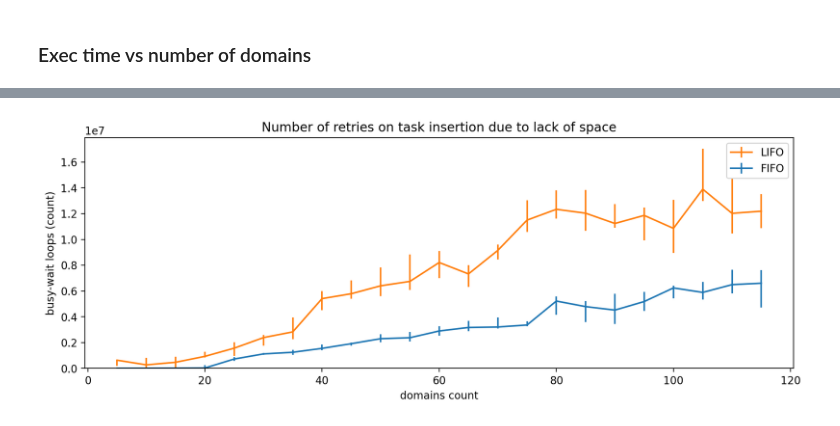
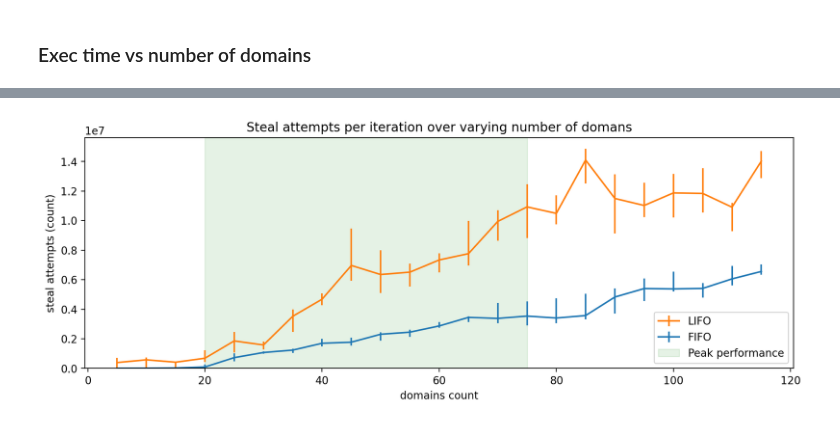
Before and after one commit to bartoszmodelski/ebsl, a Jupyter notebook: evaluation/packet-benchmark-sherwood-reported-steal.py.ipynb, the cells around one changed output, grey strips where cells are left out. Cells and saved outputs as stored; diff of their text form; code cells hidden in the pictures.

Commit message:
with steal counts + std

```diff
--- a/evaluation/packet-benchmark-sherwood-reported-steal.py.ipynb
+++ b/evaluation/packet-benchmark-sherwood-reported-steal.py.ipynb
@@ -151,7 +151,7 @@ x = list(param_space)
 /home/bm611/ebsl/benchmark_process_packet.exe -scheduler LIFO -num-of-domains 110 -num-of-spawners 1 -items-total 50000
 /home/bm611/ebsl/benchmark_process_packet.exe -scheduler LIFO -num-of-domains 115 -num-of-spawners 1 -items-total 50000
 # %%
-run_name = "with-steal-counts"
+run_name = "with-steal-counts2"
 # %%
 import pickle
 
@@ -286,34 +266,35 @@ ax = axes[4]
 
 
 line_lifo = plot(x, fifo_transformed, "steal_attempts-processed", 'FIFO')
 line_fifo = plot(x, lifo_transformed, "steal_attempts-processed", 'LIFO')
 
 #ax.set_yscale("log")
 ax.set_ylim(ymin=1)
 ax.set_ylabel('latency (μs)')
 ax.set_title("99.99% percentile latency.")
 '''
 
 ########################
 ## WAIT ################
 ########################
 
 ax = axes
 
 
+area = ax.axvspan(20, 75, color='green', alpha=0.1, label="Peak performance")
 line_lifo = plot(x, fifo_transformed, "steal_attempts-processed", 'FIFO')
 line_fifo = plot(x, lifo_transformed, "steal_attempts-processed", 'LIFO')
 
-ax.legend(handles=[line_fifo, line_lifo])
+ax.legend(handles=[line_fifo, line_lifo, area])
 
 ax.set_ylim(ymin=0)
 ax.set_xlabel('domains count')
-ax.set_ylabel('busy-wait loops (count)')
-ax.set_title("Number of retries on task insertion due to lack of space")
+ax.set_ylabel('steal attempts (count)')
+ax.set_title("Steal attempts per iteration over varying number of domans")
 
 ax.set_xlabel('domains count')
 
 
 plt.savefig("packet-basic-" + run_name + ".png", dpi=200)
 # %% [output]
-[figure, old version]
+[figure, new version]
```
Also changed, not shown: parts of 3 cells of this notebook, 5 other files.
